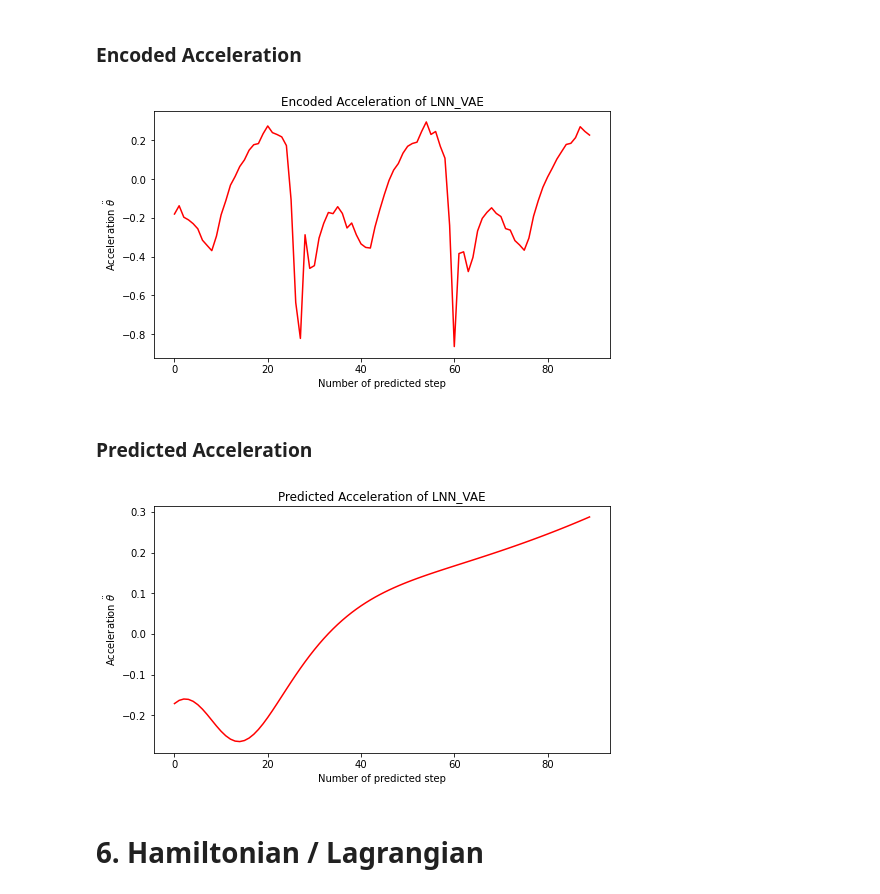
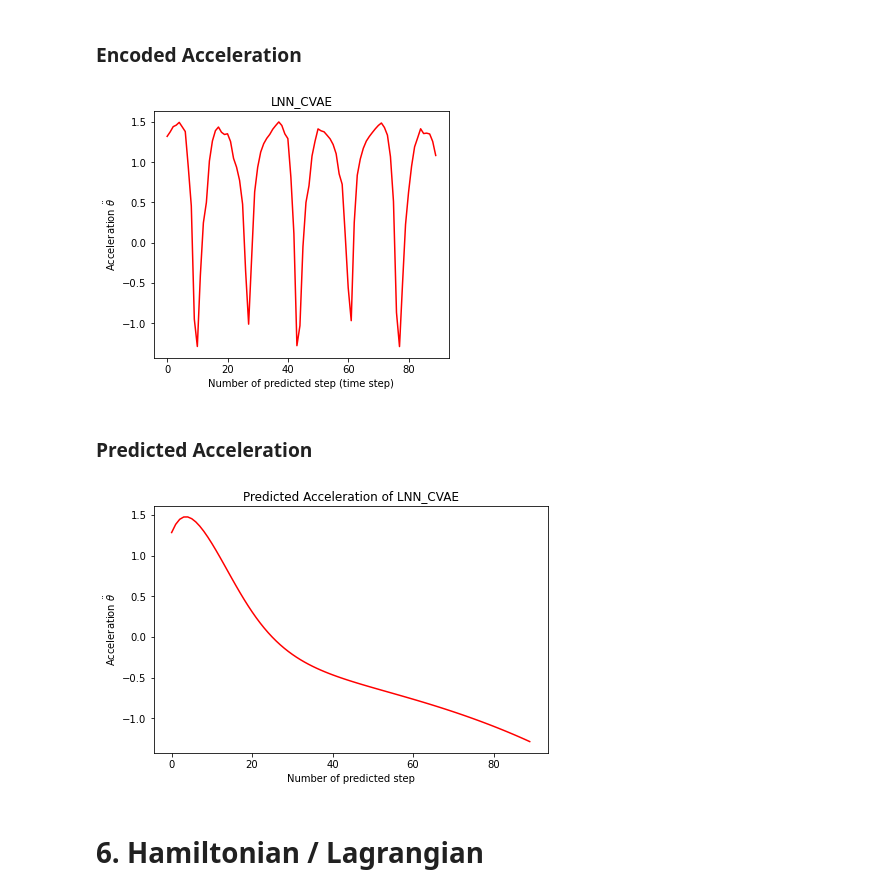
Before and after one commit to jantiegges/PixelDDN_Bachelor_Thesis, a Jupyter notebook: evaluate.ipynb, the cells around one changed output. Drawn from its saved outputs; the diff is of its cells as text; code cells hidden in the pictures.

```diff
--- a/evaluate.ipynb
+++ b/evaluate.ipynb
@@ -85,8 +85,9 @@ Example of training data
 | Convolutional Variational Autoencoder | MLP_CVAE | LNN_CVAE | HNN_CVAE |
 # %%
 # choose models to compare (add as many as you like to the list)
-model_names = ["HNN_VAE_geco_mean",
-               "LNN_VAE"]
+model_names = ["HNN_CVAE",
+               "LNN_CVAE",
+               "MLP_CVAE"]
 # %%
 # load saved models
 models = [None] * len(model_names)
@@ -569,11 +633,14 @@ for i, model in enumerate(models):
             pred_z1[i][j] = pred[i].qdot[j][0].detach().numpy()
             pred_z2[i][j] = pred[i].qddot[j][0].detach().numpy()
             pred_energies[i][j] = pred[i].energies[j][0]
-        # hamiltonian or normal
+        # hamiltonian
+        elif 'HNN' in model_names[i]:
+            pred_z0[i][j] = pred[i].q[j][0].detach().numpy()
+            pred_z1[i][j] = pred[i].p[j][0].detach().numpy()
+            pred_energies[i][j] = pred[i].energies[j][0]
         else:
             pred_z0[i][j] = pred[i].q[j][0].detach().numpy()
             pred_z1[i][j] = pred[i].p[j][0].detach().numpy()
-            pred_energies[i][j] = pred[i].energies[j][0]
 # %% [markdown]
 ### Predicted parameter of first model
 # %%
@@ -725,5 +862,5 @@ plt.tight_layout() ; plt.show()
 # %%
-fig = plt.figure(figsize=(18,8))
+fig = plt.figure(figsize=(45,25))
 ax = []
 input_len = batch.shape[0]
 idx = 1
@@ -748,7 +885,7 @@ for i, model in enumerate(models):
     ax.append(fig.add_subplot(len(models),3,idx))
     plt.plot(z_actual[:,0], "r-", label='true $\\theta$')
     plt.plot(z_actual[:,1], "b-", label='true $\dot \\theta$')
-    ax[-1].set_title("Actual dynamic parameters")
+    ax[0].set_title("Actual dynamic parameters")
     plt.legend()
     idx += 1
 
@@ -779,4 +916,8 @@ for i, model in enumerate(models):
     ax[-1].set_title(f"Latent Prediction of {model_names[i]}")
     plt.legend()
     idx += 1
+
+#ax[15].set_xlabel("Number of Input Sequence (time step)")
+#ax[16].set_xlabel("Number of Input Sequence (time step)")
+#ax[17].set_xlabel("Number of Input Sequence (time step)")
 # %% [output]
@@ -797,41 +938,41 @@ ax = []
 input_len = batch.shape[0]
 idx = 1
 
 # plot output images
 for i, model in enumerate(models):
     if 'LNN' in model_names[i]:
         if model.ae_params['convolutional']:
             this_batch = batch.reshape(b, s * c, h, w)
         else:
             this_batch = batch.reshape(b, s * c * h * w)
 
         # get latent representation
         if model.ae_params['variational']:
             mu, log = model.ae.encode(this_batch)
             z_latent = model.ae.reparameterize(mu, log).detach().numpy()
         else:
             z_latent = model.ae.encode(this_batch).detach().numpy()
 
         # get latent acceleration
         q, qdot = model.ddn.to_config_space(z_latent)
         q = torch.tensor(q)
         qdot = torch.tensor(qdot)
         acc_enc = model.ddn(q, qdot)
 
         # plot latent acceleration
         ax.append(fig.add_subplot(2,len(models),idx))
-        ax[-1].set_xlabel("Number of predicted step")
-        ax[-1].set_ylabel("Acceleration $\ddot \\theta$")
+        ax[-1].set_xlabel("Number of predicted step (time step)")
+        ax[0].set_ylabel("Acceleration $\ddot \\theta$")
         plt.plot(acc_enc[:].detach().numpy(), "r-")
-        ax[-1].set_title(f"Encoded Acceleration of {model_names[i]}")
+        ax[-1].set_title(f"{model_names[i]}")
 
         idx += 1
 # %% [output]
-[figure, old version]
+[figure, new version]
 # %% [markdown]
 ### Predicted Acceleration
 # %%
-fig = plt.figure(figsize=(18,10))
+fig = plt.figure(figsize=(24,10))
 ax = []
 input_len = batch.shape[0]
 idx = 1
@@ -847,7 +988,7 @@ for i, model in enumerate(models):
 
         idx += 1
 # %% [output]
-[figure, old version]
+[figure, new version]
 # %% [markdown]
 # 6. Hamiltonian / Lagrangian
 # %% [markdown]
```
Also changed, not shown: parts of 28 cells of this notebook, 34 other files.
